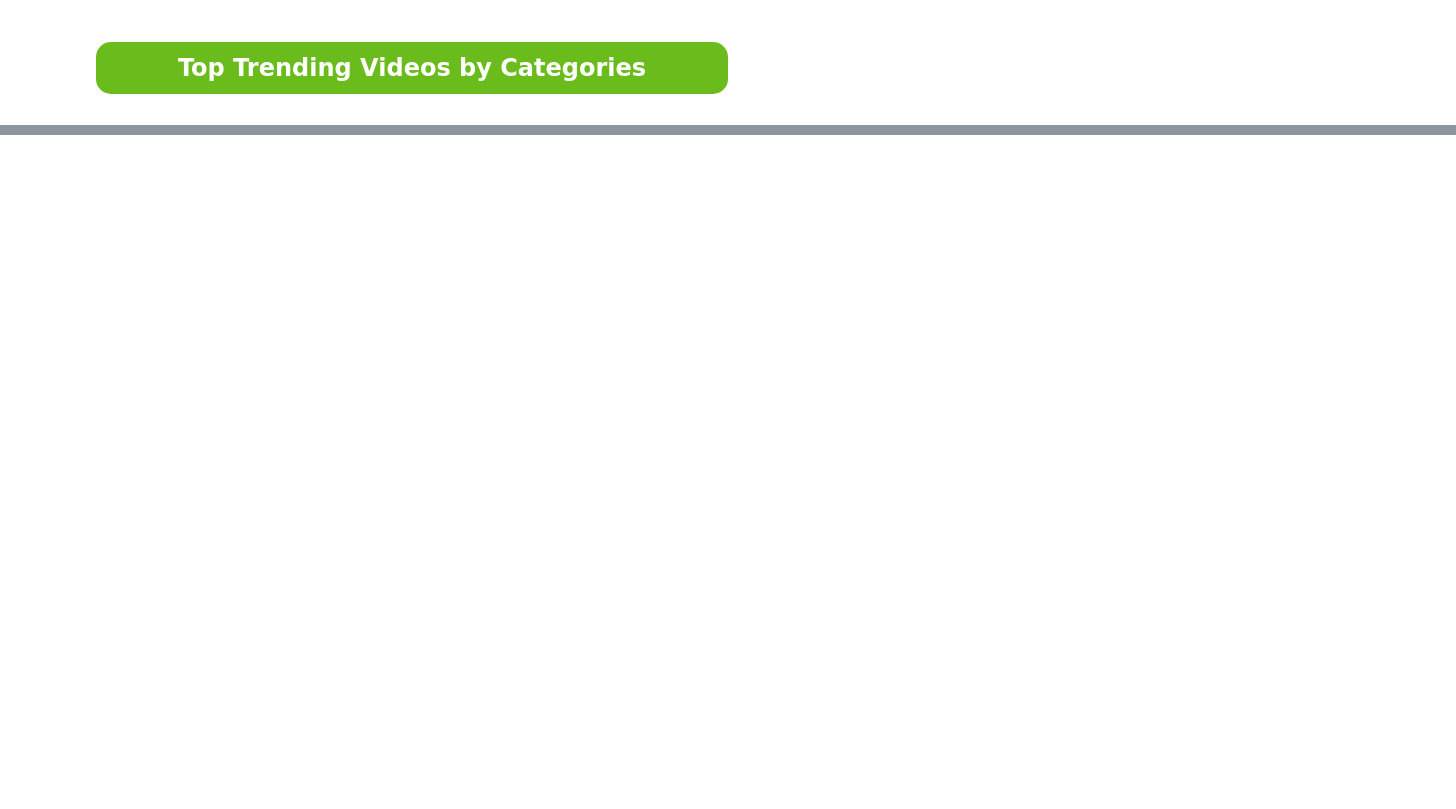
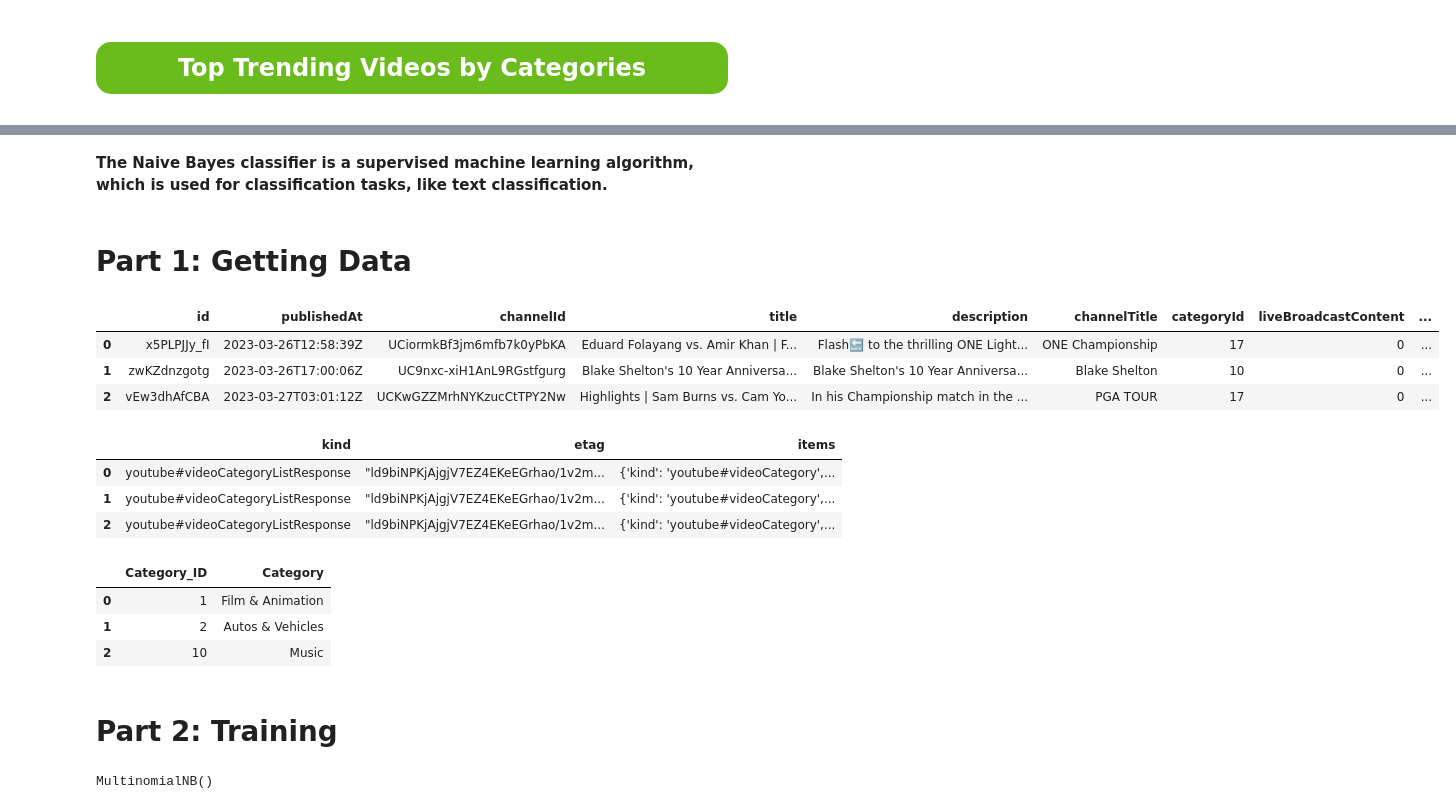
Before and after one commit to jhmarkkk/Youtube_Analysis, a Jupyter notebook: C.ipynb, the cells around one changed output, grey strips where cells are left out. Saved outputs shown, nothing was run; the diff lists cells and outputs as text; code cells hidden in the pictures; blank space fills up the shorter version.

```diff
--- a/C.ipynb
+++ b/C.ipynb
@@ -169,0 +632,12 @@ Name: hour, dtype: int64
+# %% [markdown]
+**The Naive Bayes classifier is a supervised machine learning algorithm, which is used for classification tasks, like text classification.**
+# %% [markdown]
+# Part 1: Getting Data
+# %%
+vids = pd.read_csv("yt_dataset.csv", header=0)
+vids.head(3)
+# %% [output]
+|  | id | publishedAt | channelId | title | description | channelTitle | categoryId | liveBroadcastContent | ... |
+| 0 | x5PLPJJy_fI | 2023-03-26T12:58:39Z | UCiormkBf3jm6mfb7k0yPbKA | Eduard Folayang vs. Amir Khan | F... | Flash🔙 to the thrilling ONE Light... | ONE Championship | 17 | 0 | ... |
+| 1 | zwKZdnzgotg | 2023-03-26T17:00:06Z | UC9nxc-xiH1AnL9RGstfgurg | Blake Shelton's 10 Year Anniversa... | Blake Shelton's 10 Year Anniversa... | Blake Shelton | 10 | 0 | ... |
+| 2 | vEw3dhAfCBA | 2023-03-27T03:01:12Z | UCKwGZZMrhNYKzucCtTPY2Nw | Highlights | Sam Burns vs. Cam Yo... | In his Championship match in the ... | PGA TOUR | 17 | 0 | ... |
@@ -169,0 +649,8 @@ Name: hour, dtype: int64
+# %%
+Categories_JSON = pd.read_json("category_id.json")
+Categories_JSON.head(3)
+# %% [output]
+|  | kind | etag | items |
+| 0 | youtube#videoCategoryListResponse | "ld9biNPKjAjgjV7EZ4EKeEGrhao/1v2m... | {'kind': 'youtube#videoCategory',... |
+| 1 | youtube#videoCategoryListResponse | "ld9biNPKjAjgjV7EZ4EKeEGrhao/1v2m... | {'kind': 'youtube#videoCategory',... |
+| 2 | youtube#videoCategoryListResponse | "ld9biNPKjAjgjV7EZ4EKeEGrhao/1v2m... | {'kind': 'youtube#videoCategory',... |
@@ -169,0 +659,11 @@ Name: hour, dtype: int64
+# %%
+CategoriesDF = pd.DataFrame(CategoryDictionary)
+Categories = CategoriesDF.rename(index=str, columns={"id": "Category_ID", "title": "Category"})
+Categories.head(3)
+# %% [output]
+|  | Category_ID | Category |
+| 0 | 1 | Film & Animation |
+| 1 | 2 | Autos & Vehicles |
+| 2 | 10 | Music |
+# %% [markdown]
+# Part 2: Training
@@ -169,0 +673,6 @@ Name: hour, dtype: int64
+# %%
+NB_Model = MultinomialNB()
+targets = new_vids['Category_ID'].values
+NB_Model.fit(counts,targets)
+# %% [output]
+MultinomialNB()
```
Also changed, not shown: parts of 63 cells of this notebook.
